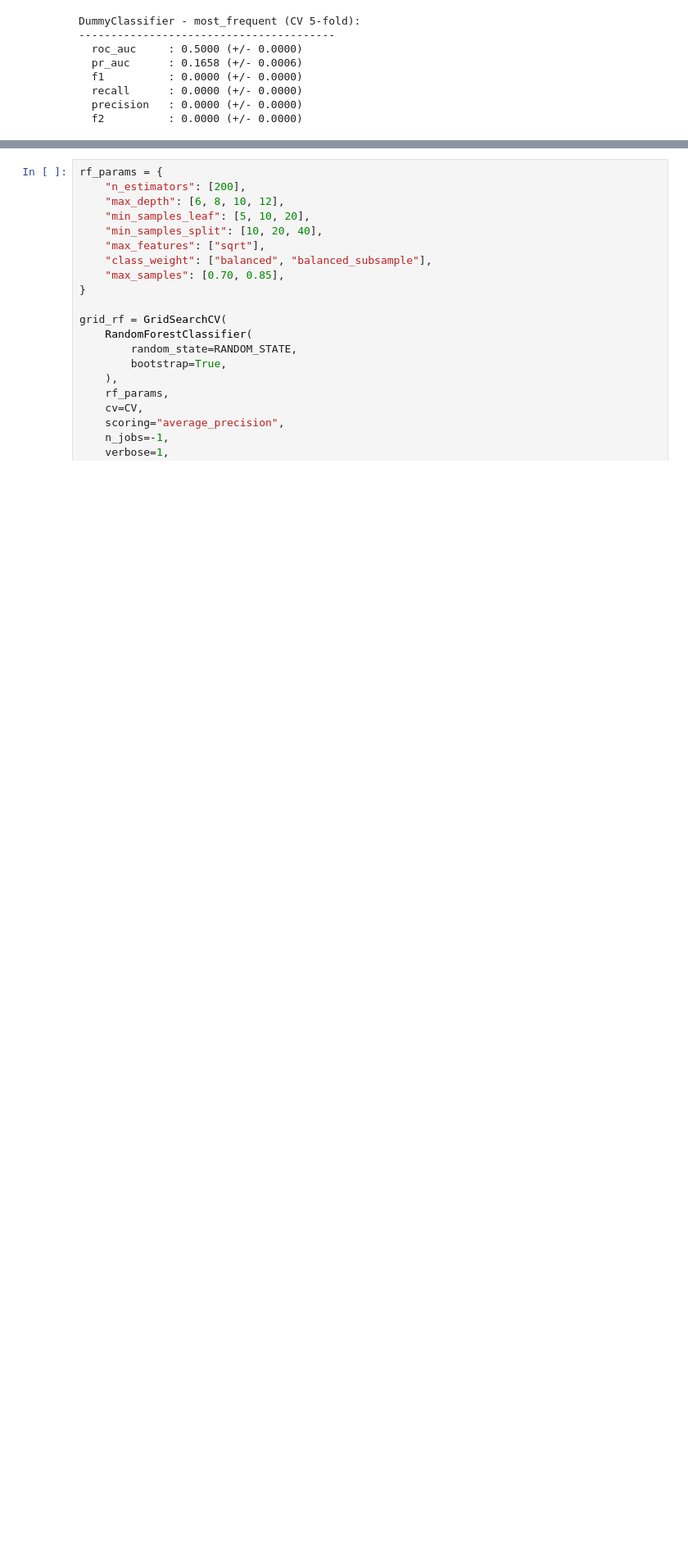
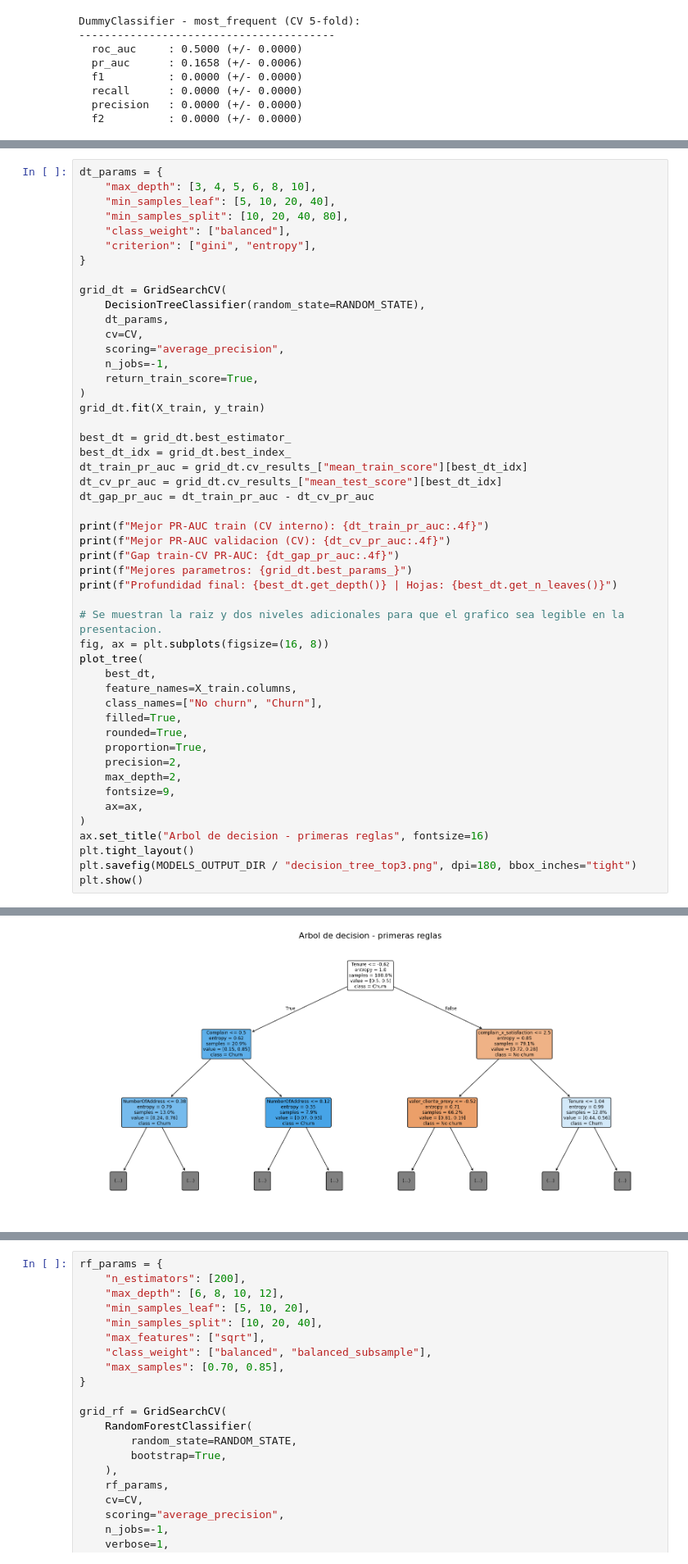
Before and after one commit to LBinello2004/TP3_Prediccion_Churn_IAAN_Grupo_04, a Jupyter notebook: notebooks/4. Modeler.ipynb, the cells around one changed output, grey strips where cells are left out. Shown at 82% size. Cells and saved outputs as stored; diff of their text form; blank space fills up the shorter version.

```diff
--- a/notebooks/4. Modeler.ipynb
+++ b/notebooks/4. Modeler.ipynb
@@ -214,0 +223,50 @@ DummyClassifier - most_frequent (CV 5-fold):
+# %%
+dt_params = {
+    "max_depth": [3, 4, 5, 6, 8, 10],
+    "min_samples_leaf": [5, 10, 20, 40],
+    "min_samples_split": [10, 20, 40, 80],
+    "class_weight": ["balanced"],
+    "criterion": ["gini", "entropy"],
+}
+
+grid_dt = GridSearchCV(
+    DecisionTreeClassifier(random_state=RANDOM_STATE),
+    dt_params,
+    cv=CV,
+    scoring="average_precision",
+    n_jobs=-1,
+    return_train_score=True,
+)
+grid_dt.fit(X_train, y_train)
+
+best_dt = grid_dt.best_estimator_
+best_dt_idx = grid_dt.best_index_
+dt_train_pr_auc = grid_dt.cv_results_["mean_train_score"][best_dt_idx]
+dt_cv_pr_auc = grid_dt.cv_results_["mean_test_score"][best_dt_idx]
+dt_gap_pr_auc = dt_train_pr_auc - dt_cv_pr_auc
+
+print(f"Mejor PR-AUC train (CV interno): {dt_train_pr_auc:.4f}")
+print(f"Mejor PR-AUC validacion (CV): {dt_cv_pr_auc:.4f}")
+print(f"Gap train-CV PR-AUC: {dt_gap_pr_auc:.4f}")
+print(f"Mejores parametros: {grid_dt.best_params_}")
+print(f"Profundidad final: {best_dt.get_depth()} | Hojas: {best_dt.get_n_leaves()}")
+
+# Se muestran la raiz y dos niveles adicionales para que el grafico sea legible en la presentacion.
+fig, ax = plt.subplots(figsize=(16, 8))
+plot_tree(
+    best_dt,
+    feature_names=X_train.columns,
+    class_names=["No churn", "Churn"],
+    filled=True,
+    rounded=True,
+    proportion=True,
+    precision=2,
+    max_depth=2,
+    fontsize=9,
+    ax=ax,
+)
+ax.set_title("Arbol de decision - primeras reglas", fontsize=16)
+plt.tight_layout()
+plt.savefig(MODELS_OUTPUT_DIR / "decision_tree_top3.png", dpi=180, bbox_inches="tight")
+plt.show()
+# %% [output]
@@ -215 +278,2 @@ DummyClassifier - most_frequent (CV 5-fold):
+[figure, added]
 # %% [markdown]
```
Also changed, not shown: parts of 15 cells of this notebook, 5 other files.
